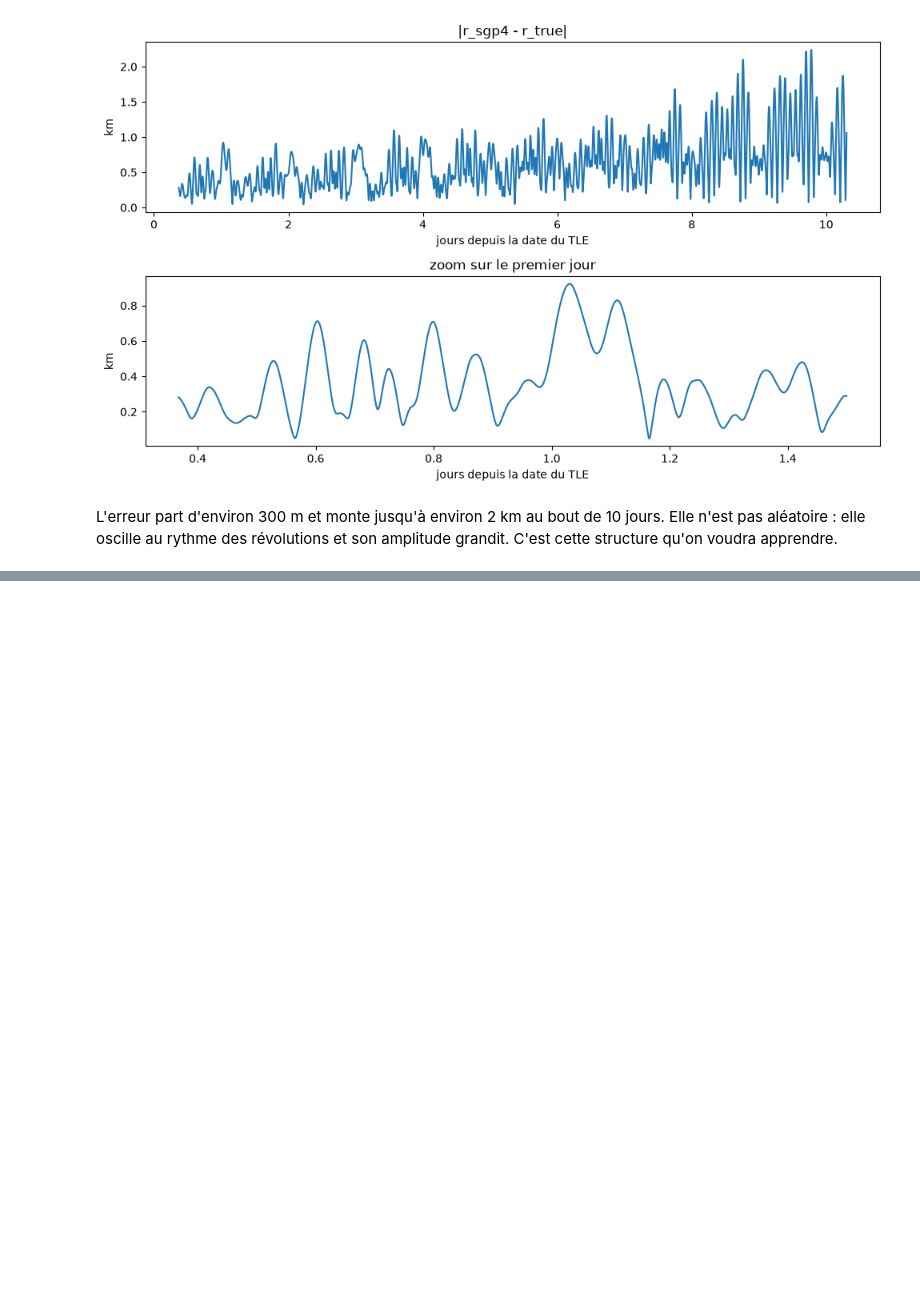
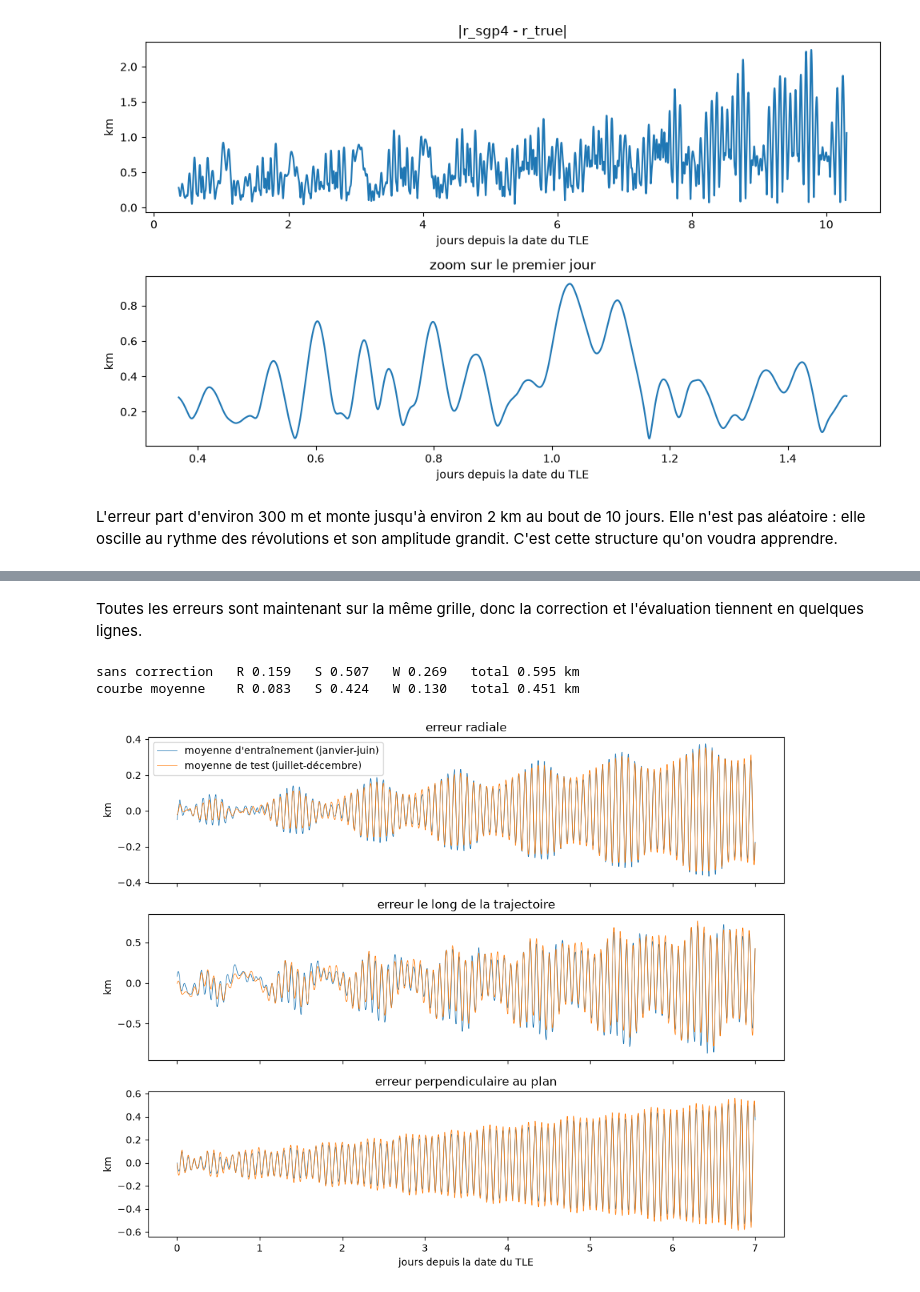
Before and after one commit to TagCopperLight/OrbitML, a Jupyter notebook: orbitml.ipynb, the cells around one changed output, grey strips where cells are left out. Drawn from its saved outputs; the diff is of its cells as text; code cells hidden in the pictures; blank space fills up the shorter version.

```diff
--- a/orbitml.ipynb
+++ b/orbitml.ipynb
@@ -179,0 +356,17 @@ L'erreur part d'environ 300 m et monte jusqu'à environ 2 km au bout de 10 jours
+# %%
+polynomials = [np.polyfit(grid, mean, 2) for mean in mean_error]
+
+residuals = {"sans correction": [], "courbe moyenne": [], "polynôme": []}
+for sat in test_satellites:
+    days, e_r, e_s, e_w = rsw_error(sat, test_time, test_r_true)
+    keep = days < 7
+    e = np.array([e_r, e_s, e_w])[:, keep]
+    residuals["sans correction"].append(e)
+    residuals["courbe moyenne"].append(e - np.array([np.interp(days[keep], grid, mean) for mean in mean_error]))
+    residuals["polynôme"].append(e - np.array([np.polyval(p, days[keep]) for p in polynomials]))
+
+for name, residual in residuals.items():
+    residual = np.concatenate(residual, axis=1)
+    rms = np.sqrt(np.mean(residual**2, axis=1))
+    total = np.sqrt(np.mean(np.sum(residual**2, axis=0)))
+    print(f"{name:16}  R {rms[0]:.3f}   S {rms[1]:.3f}   W {rms[2]:.3f}   total {total:.3f} km")
@@ -179,0 +440,24 @@ L'erreur part d'environ 300 m et monte jusqu'à environ 2 km au bout de 10 jours
+# %% [markdown]
+Toutes les erreurs sont maintenant sur la même grille, donc la correction et l'évaluation tiennent en quelques lignes.
+# %%
+mean_error = errors[train].mean(axis=0)
+
+for name, residual in (("sans correction", errors[test]), ("courbe moyenne", errors[test] - mean_error)):
+    rms = np.sqrt(np.mean(residual**2, axis=(0, 2)))
+    total = np.sqrt(np.mean(np.sum(residual**2, axis=1)))
+    print(f"{name:16}  R {rms[0]:.3f}   S {rms[1]:.3f}   W {rms[2]:.3f}   total {total:.3f} km")
+
+fig, axes = plt.subplots(3, 1, figsize=(10, 8), sharex=True)
+for ax, k, name in zip(axes, range(3), ("radiale", "le long de la trajectoire", "perpendiculaire au plan")):
+    ax.plot(grid, mean_error[k], linewidth=0.6, label="moyenne d'entraînement (janvier-juin)")
+    ax.plot(grid, errors[test].mean(axis=0)[k], linewidth=0.6, label="moyenne de test (juillet-décembre)")
+    ax.set_title(f"erreur {name}")
+    ax.set_ylabel("km")
+axes[0].legend()
+axes[-1].set_xlabel("jours depuis la date du TLE")
+fig.tight_layout()
+plt.show()
+# %% [output]
+sans correction   R 0.159   S 0.507   W 0.269   total 0.595 km
+courbe moyenne    R 0.083   S 0.424   W 0.130   total 0.451 km
+[figure, added]
```
Also changed, not shown: parts of 21 cells of this notebook, 36 other files.
